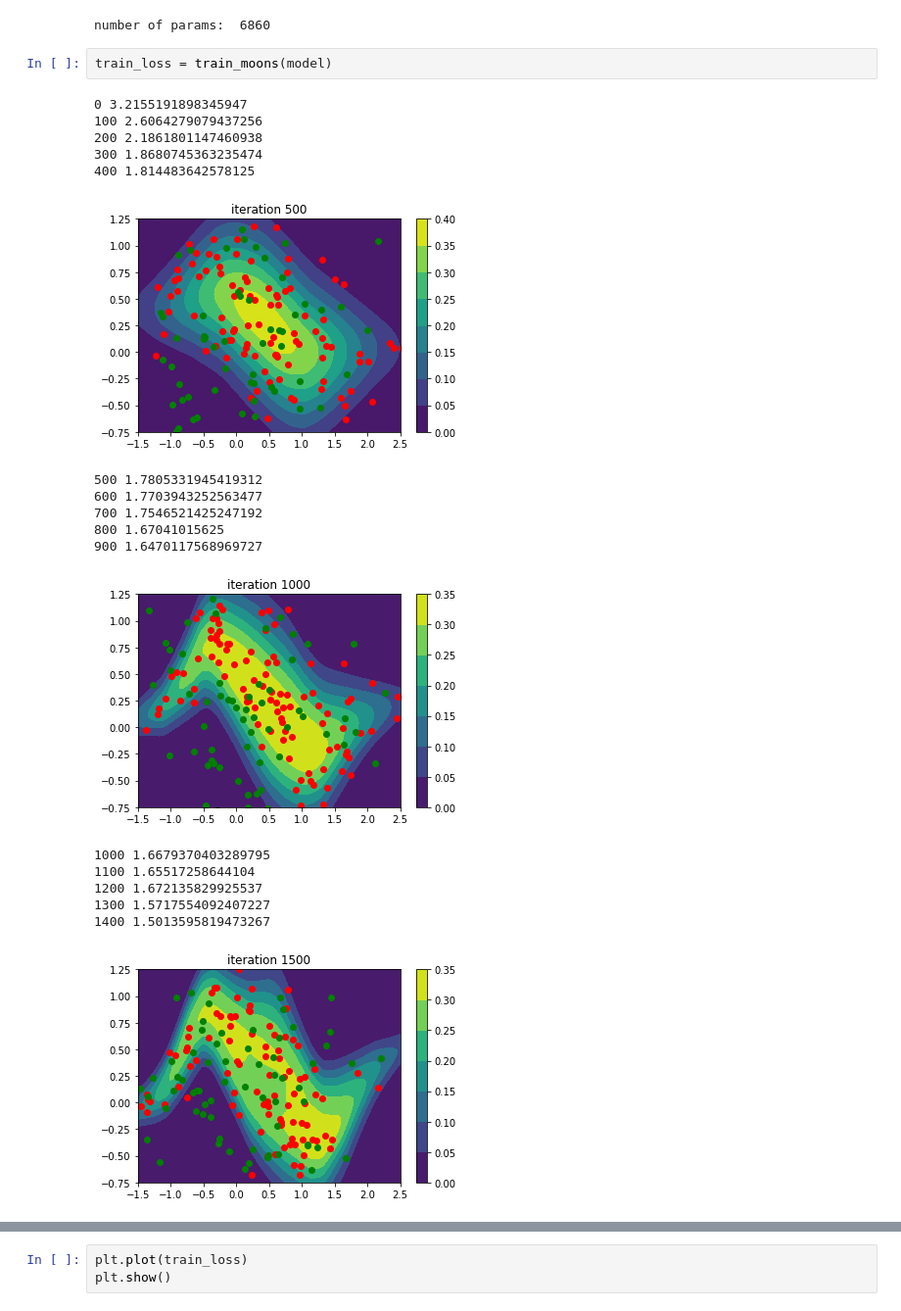
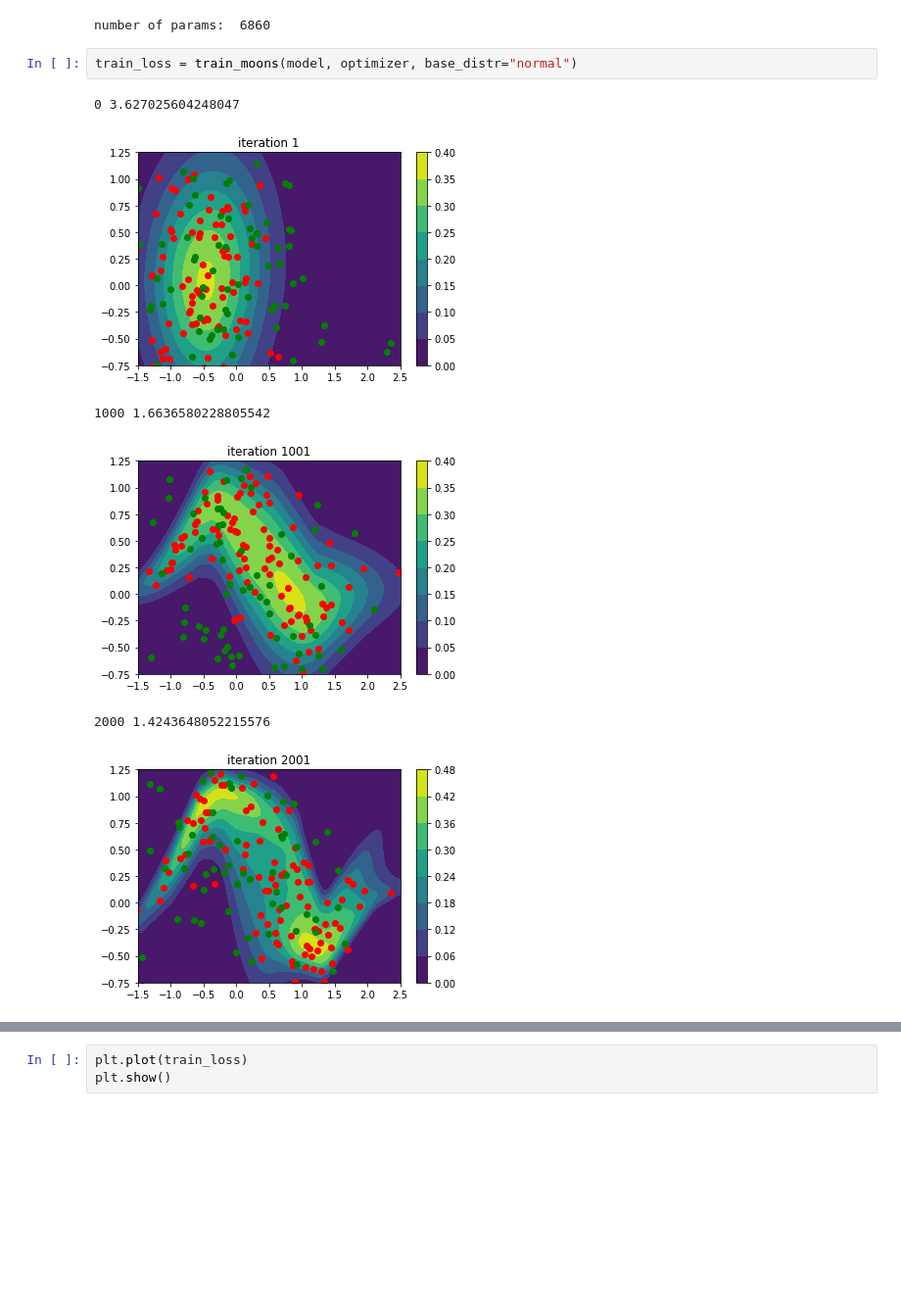
Before and after one commit to clbonet/Generative-Models, a Jupyter notebook: Normalizing Flows/MAF.ipynb, the cells around one changed output, grey strips where cells are left out. Shown: that part at 98% size. Drawn from its saved outputs; the diff is of its cells as text; blank space fills up the shorter version.

Commit message:
update training_moons

```diff
--- a/Normalizing Flows/MAF.ipynb
+++ b/Normalizing Flows/MAF.ipynb
@@ -266,23 +195,11 @@ print("number of params: ", sum(p.numel() for p in model.parameters()))
 # %% [output]
 number of params:  6860
 # %%
-train_loss = train_moons(model)
+train_loss = train_moons(model, optimizer, base_distr="normal")
 # %% [output]
-0 3.2155191898345947
-100 2.6064279079437256
-200 2.1861801147460938
-300 1.8680745363235474
-400 1.814483642578125
+0 3.627025604248047
-[figure, old version]
+[figure, new version]
-500 1.7805331945419312
-600 1.7703943252563477
-700 1.7546521425247192
-800 1.67041015625
-900 1.6470117568969727
+1000 1.6636580228805542
-[figure, old version]
+[figure, new version]
-1000 1.6679370403289795
-1100 1.65517258644104
-1200 1.672135829925537
-1300 1.5717554092407227
-1400 1.5013595819473267
+2000 1.4243648052215576
-[figure, old version]
+[figure, new version]
```
Also changed, not shown: parts of 4 cells of this notebook, 5 other files.
